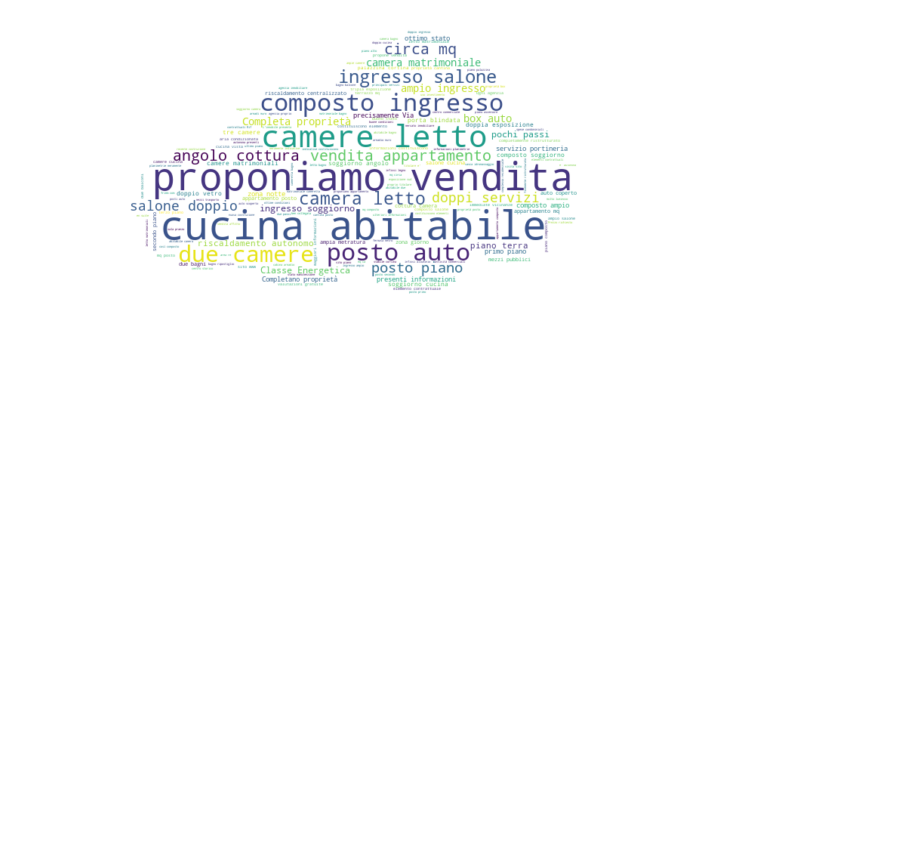
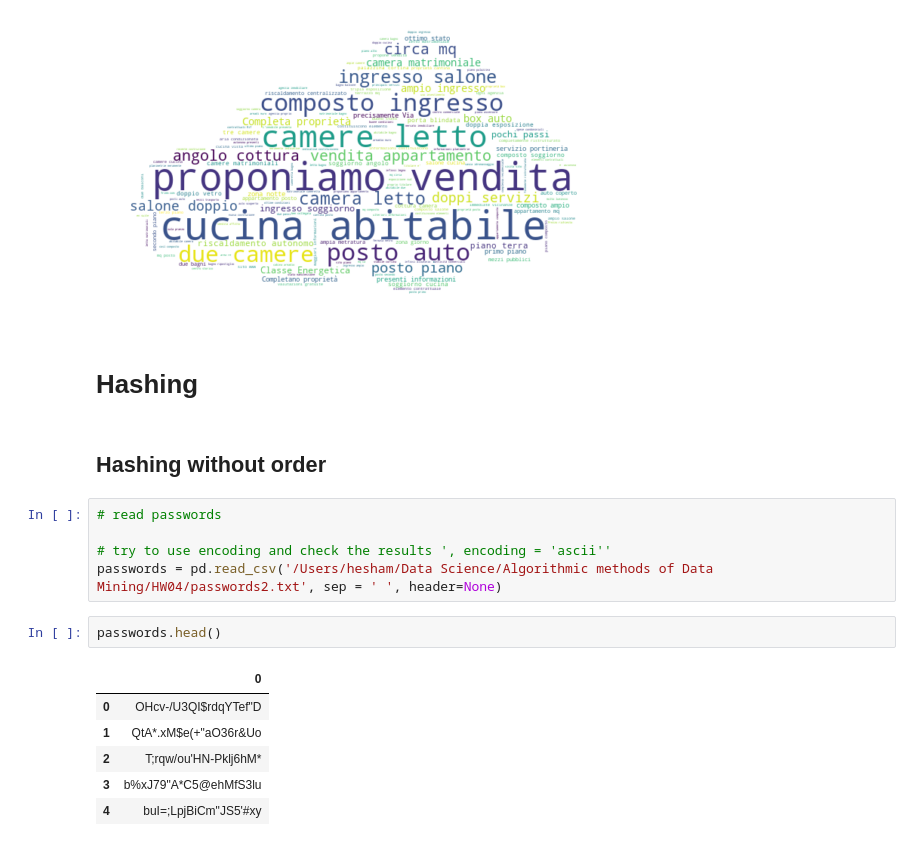
Before and after one commit to DanSan23/HOMEWORK-4-immobiliare.it, a Jupyter notebook: Homework 4 web scraping (1).ipynb, the cells around one changed output. Saved outputs shown, nothing was run; the diff lists cells and outputs as text; blank space fills up the shorter version.

Commit message:
Hashing
Applying two different methods for consedering the order and without order. Then calculate number of collesions for each case.

```diff
--- a/Homework 4 web scraping (1).ipynb
+++ b/Homework 4 web scraping (1).ipynb
@@ -430,3 +433,21 @@ plt.show()
 [figure]
 [figure]
 [figure]
+# %% [markdown]
+# Hashing
+# %% [markdown]
+## Hashing without order
+# %%
+# read passwords
+
+# try to use encoding and check the results ', encoding = 'ascii''
+passwords = pd.read_csv('/Users/hesham/Data Science/Algorithmic methods of Data Mining/HW04/passwords2.txt', sep = ' ', header=None)
+# %%
+passwords.head()
+# %% [output]
+|  | 0 |
+| 0 | OHcv-/U3QI$rdqYTef"D |
+| 1 | QtA*.xM$e(+"aO36r&Uo |
+| 2 | T;rqw/ou'HN-Pklj6hM* |
+| 3 | b%xJ79"A*C5@ehMfS3lu |
+| 4 | buI=;LpjBiCm"JS5'#xy |
```
Also changed, not shown: parts of 13 cells of this notebook.
